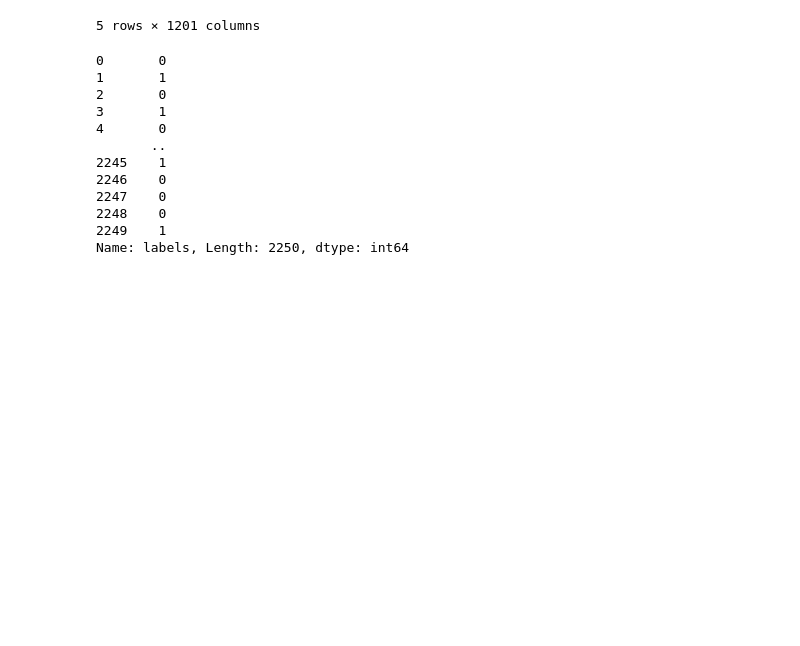
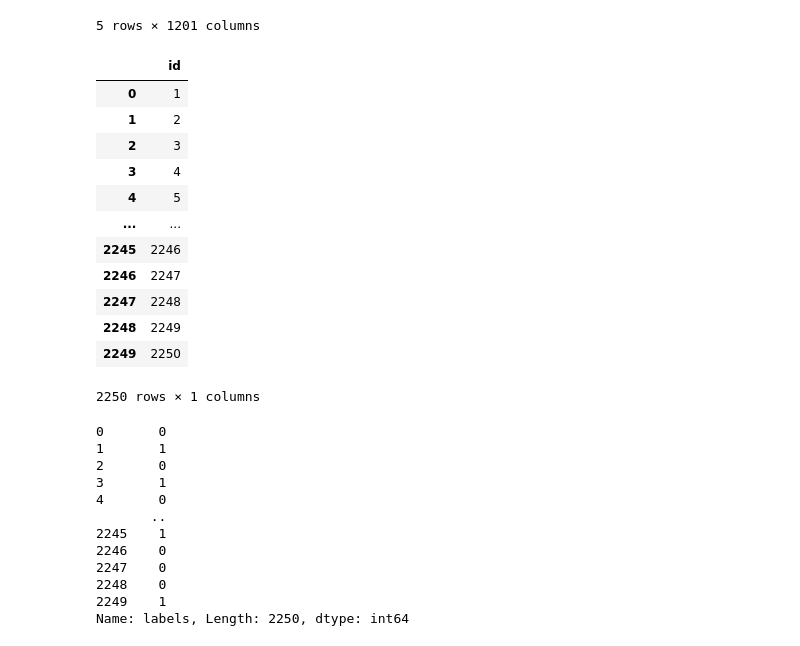
Before and after one commit to Harri200191/Fake_AI_Photos_Detection, a Jupyter notebook: Main.ipynb, the cells around one changed output. Saved outputs shown, nothing was run; the diff lists cells and outputs as text; code cells hidden in the pictures; blank space fills up the shorter version.

```diff
--- a/Main.ipynb
+++ b/Main.ipynb
@@ -66,7 +66,24 @@ test_data.head()
 | 4 | 5 | 1.423209 | -0.983594 | -1.694170 | 1.197507 | 1.044211 | 0.518777 | -0.298612 | -0.365174 | 0.738447 | ... | ... |
 5 rows × 1201 columns
 # %%
+final_df = pd.DataFrame()
+final_df = test_data[["id"]]
 test_data.drop(columns=["id"], inplace= True)
+final_df
+# %% [output]
+|  | id |
+| 0 | 1 |
+| 1 | 2 |
+| 2 | 3 |
+| 3 | 4 |
+| 4 | 5 |
+| ... | ... |
+| 2245 | 2246 |
+| 2246 | 2247 |
+| 2247 | 2248 |
+| 2248 | 2249 |
+| 2249 | 2250 |
+2250 rows × 1 columns
 # %%
 temp_data = pd.read_csv("solution_format.csv")
 temp_data.head()
```
Also changed, not shown: parts of 12 cells of this notebook.
